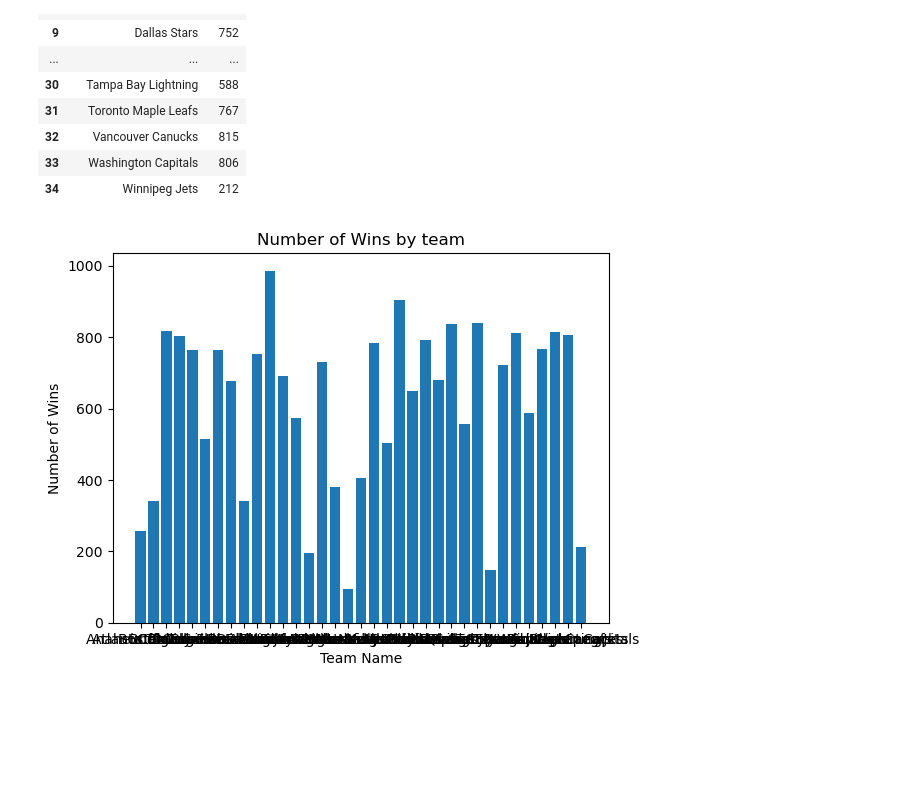
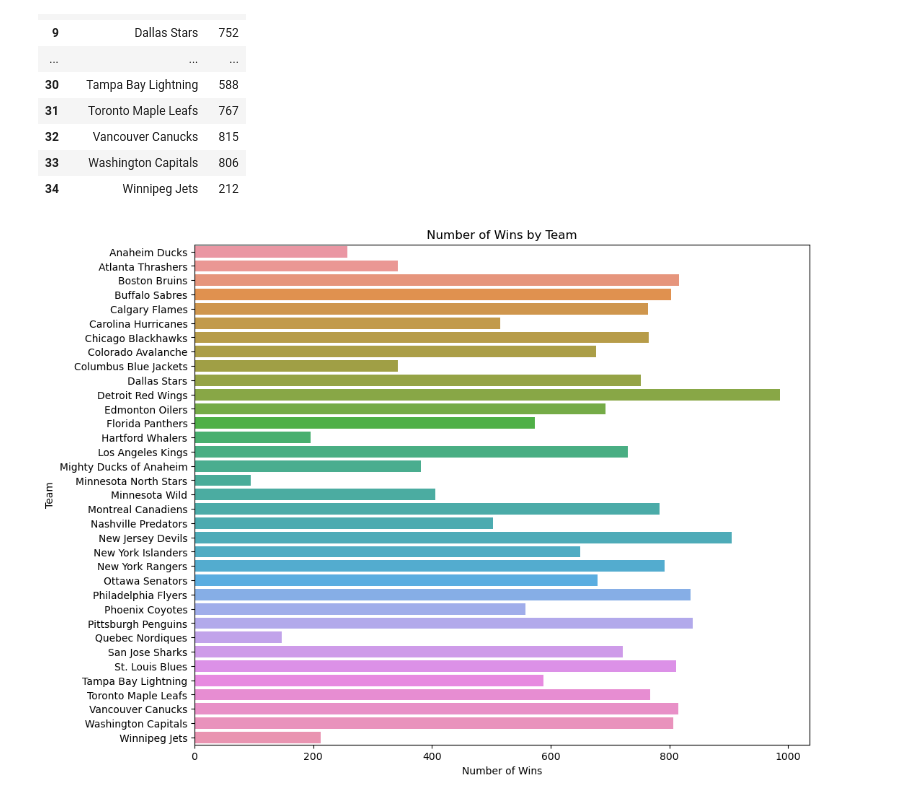
Before and after one commit to ni-lie/web-scraping-plus-eda, a Jupyter notebook: main.ipynb, the cells around one changed output. Drawn from its saved outputs; the diff is of its cells as text; code cells hidden in the pictures; blank space fills up the shorter version.

Commit message:
feat: create horizontal bar plot

```diff
--- a/main.ipynb
+++ b/main.ipynb
@@ -210,11 +210,16 @@ aggregate_df
 | 33 | Washington Capitals | 806 |
 | 34 | Winnipeg Jets | 212 |
 # %%
-# create a bar gaph
-plt.bar(aggregate_df['Team Name'], aggregate_df['Wins'])
-plt.xlabel('Team Name')
-plt.ylabel('Number of Wins')
-plt.title('Number of Wins by team')
+# Create a horizontal bar plot using seaborn
+plt.figure(figsize=(11, 9))
+sns.barplot(x='Wins', y='Team Name', data=aggregate_df, orient='h')
+
+# Set plot labels and title
+plt.xlabel('Number of Wins')
+plt.ylabel('Team')
+plt.title('Number of Wins by Team')
+
+# Show the plot
 plt.show()
 # %% [output]
-[figure, old version]
+[figure, new version]
```
